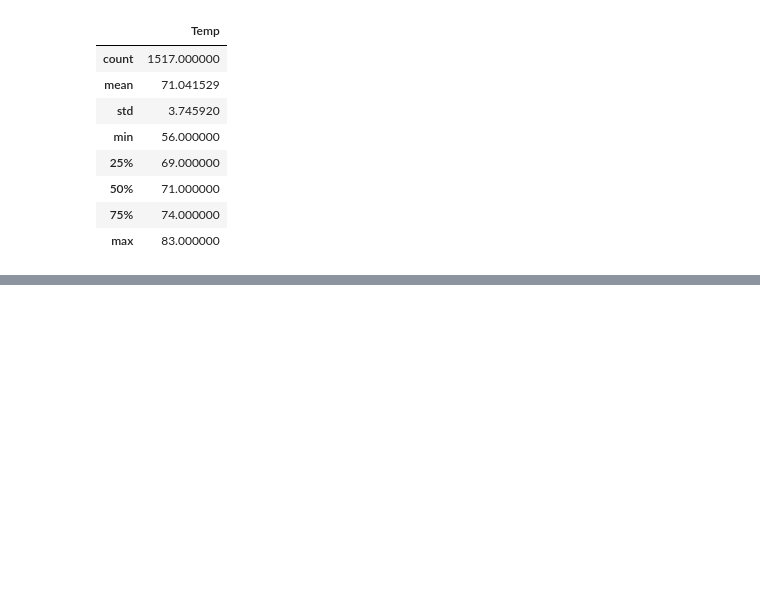
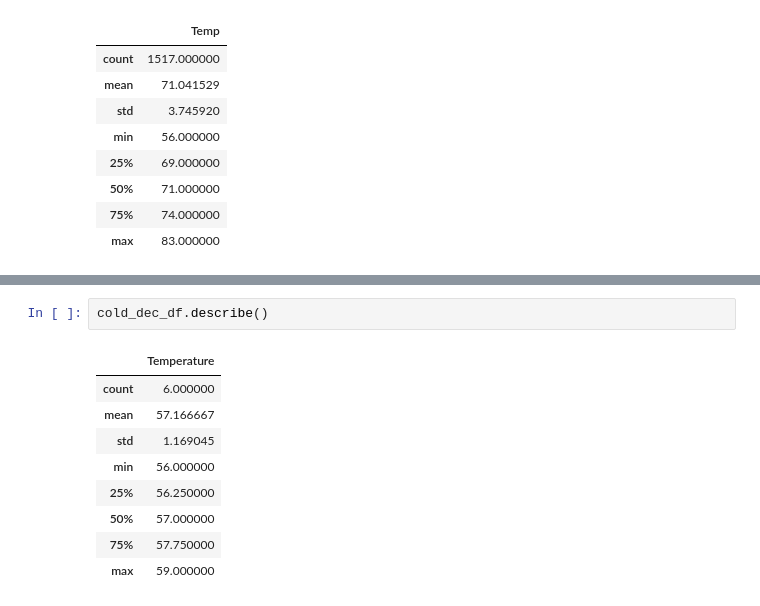
Before and after one commit to sffriesen/surfs_up, a Jupyter notebook: SurfsUp_Challenge.ipynb, the cells around one changed output, grey strips where cells are left out. Drawn from its saved outputs; the diff is of its cells as text; blank space fills up the shorter version.

```diff
--- a/SurfsUp_Challenge.ipynb
+++ b/SurfsUp_Challenge.ipynb
@@ -139,0 +191,12 @@ dec_temps_df.describe()
+# %%
+cold_dec_df.describe()
+# %% [output]
+|  | Temperature |
+| count | 6.000000 |
+| mean | 57.166667 |
+| std | 1.169045 |
+| min | 56.000000 |
+| 25% | 56.250000 |
+| 50% | 57.000000 |
+| 75% | 57.750000 |
+| max | 59.000000 |
```
Also changed, not shown: parts of 5 cells of this notebook, 5 other files.
